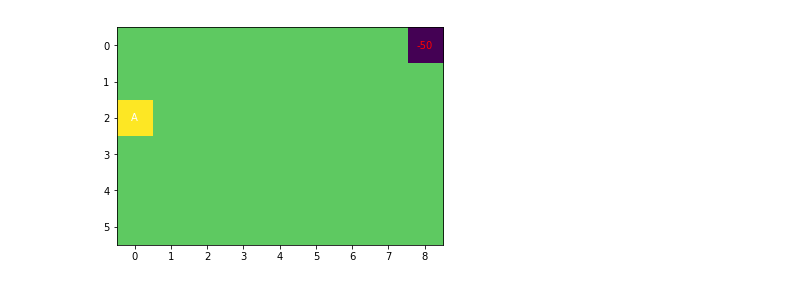
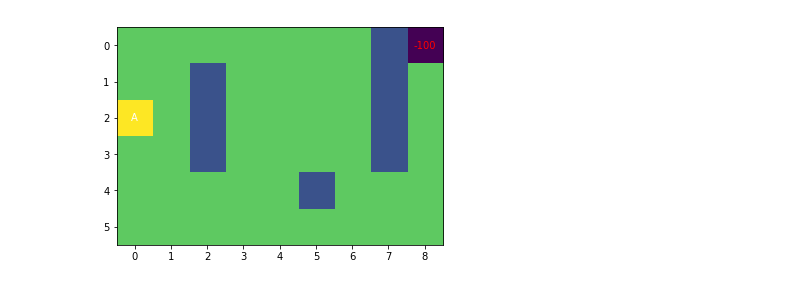
Before and after one commit to evanrussek/gridRL, a Jupyter notebook: grid_replay.ipynb, the cells around one changed output. Cells and saved outputs as stored; diff of their text form; code cells hidden in the pictures.

```diff
--- a/grid_replay.ipynb
+++ b/grid_replay.ipynb
@@ -217,37 +21,40 @@ class Qagent():
 # %%
-walls = np.array([[0,0,0,0,0,0,0,1,0],
-                 [0,0,1,0,0,0,0,1,0],
-                 [0,0,1,0,0,0,0,1,0],
-                 [0,0,1,0,0,0,0,1,0],
-                 [0,0,0,0,0,1,0,0,0],
-                 [0,0,0,0,0,0,0,0,0],
-                ])
-
 walls = np.array([[0,0,0,0,0,0,0,0,0],
                  [0,0,0,0,0,0,0,0,0],
                  [0,0,0,0,0,0,0,0,0],
                  [0,0,0,0,0,0,0,0,0],
                  [0,0,0,0,0,0,0,0,0],
                  [0,0,0,0,0,0,0,0,0],
                 ])
 
 
+walls = np.array([[0,0,0,0,0,0,0,1,0],
+                 [0,0,1,0,0,0,0,1,0],
+                 [0,0,1,0,0,0,0,1,0],
+                 [0,0,1,0,0,0,0,1,0],
+                 [0,0,0,0,0,1,0,0,0],
+                 [0,0,0,0,0,0,0,0,0],
+                ])
+
+
+
+
 rewards = np.array(
-                [[0,0,0,0,0,0,0,0,-50],
+                [[0,0,0,0,0,0,0,0, -100],
                  [0,0,0,0,0,0,0,0,0],
                  [0,0,0,0,0,0,0,0,0],
                  [0,0,0,0,0,0,0,0,0],
                  [0,0,0,0,0,0,0,0,0],
                  [0,0,0,0,0,0,0,0,0],
                 ])
 
 start_state = np.array([2,0])
 
-transition_noise = .5
+transition_noise = 0
 
 gw = grid_world(rewards, walls, start_state, transition_noise)
 f,(ax1) = plt.subplots(1) # plot environment
 gw.render(ax1)
 plt.show()
 # %% [output]
-[figure, old version]
+[figure, new version]
```
Also changed, not shown: parts of 19 cells of this notebook, 3 other files.
